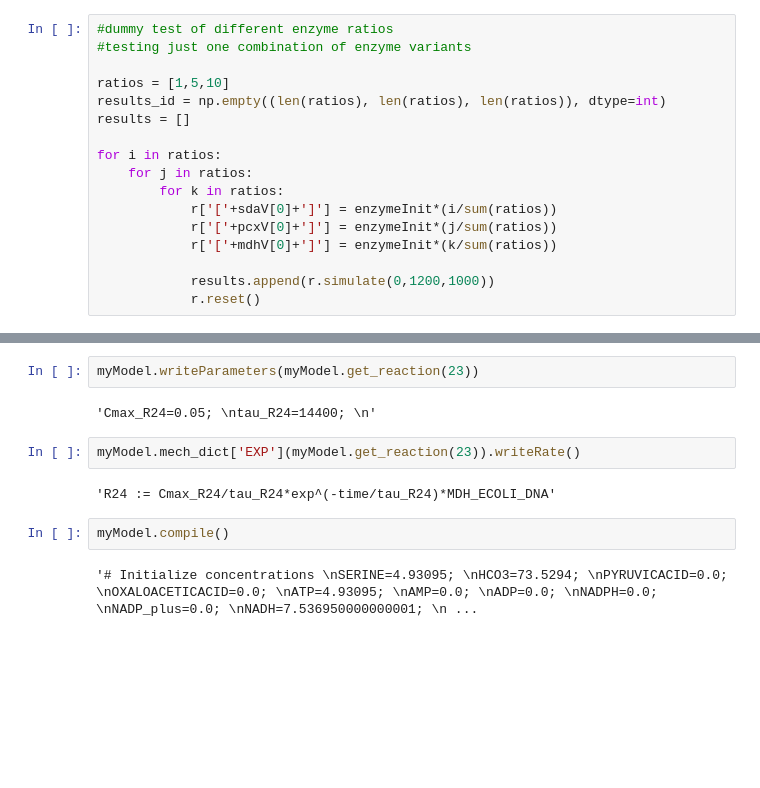
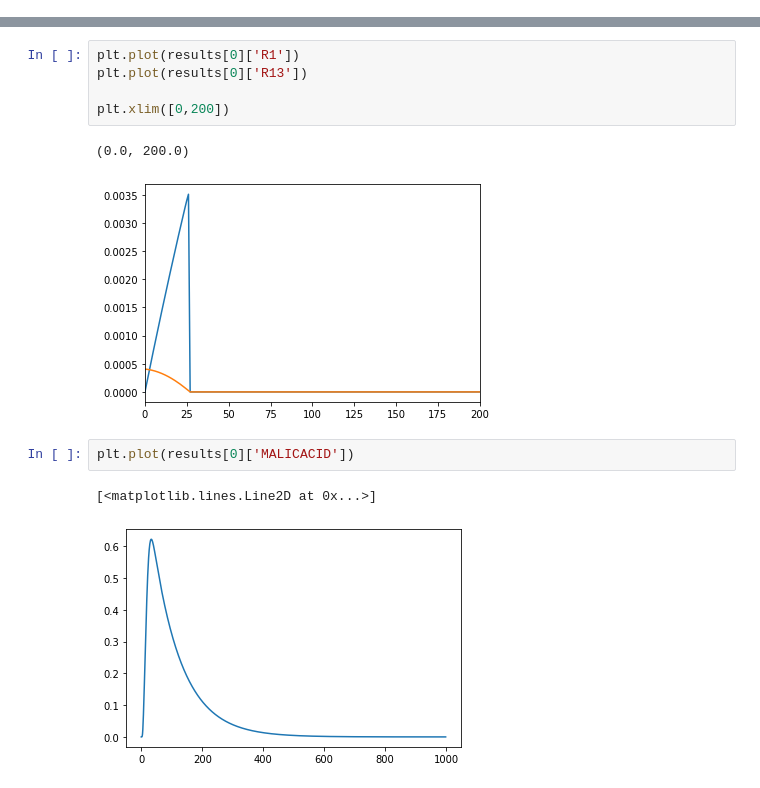
Before and after one commit to carothersresearch/ODBM, a Jupyter notebook: buildModelFromExcel.ipynb, the cells around one changed output, grey strips where cells are left out. Cells and saved outputs as stored; diff of their text form; blank space fills up the shorter version.

```diff
--- a/buildModelFromExcel.ipynb
+++ b/buildModelFromExcel.ipynb
@@ -124,17 +111,0 @@ plt.ylabel('Number of Pathway Variants');
-# %%
-#dummy test of different enzyme ratios
-#testing just one combination of enzyme variants
-
-ratios = [1,5,10]
-results_id = np.empty((len(ratios), len(ratios), len(ratios)), dtype=int)
-results = []
-
-for i in ratios:
-    for j in ratios:
-        for k in ratios:
-            r['['+sdaV[0]+']'] = enzymeInit*(i/sum(ratios))
-            r['['+pcxV[0]+']'] = enzymeInit*(j/sum(ratios))
-            r['['+mdhV[0]+']'] = enzymeInit*(k/sum(ratios))
-
-            results.append(r.simulate(0,1200,1000))
-            r.reset()
@@ -171,12 +112,13 @@ plt.ylabel('Number of Pathway Variants');
-# %%
-myModel.writeParameters(myModel.get_reaction(23))
-# %% [output]
-'Cmax_R24=0.05; \ntau_R24=14400; \n'
-# %%
-myModel.mech_dict['EXP'](myModel.get_reaction(23)).writeRate()
-# %% [output]
-'R24 := Cmax_R24/tau_R24*exp^(-time/tau_R24)*MDH_ECOLI_DNA'
-# %%
-myModel.compile()
-# %% [output]
-'# Initialize concentrations \nSERINE=4.93095; \nHCO3=73.5294; \nPYRUVICACID=0.0; \nOXALOACETICACID=0.0; \nATP=4.93095; \nAMP=0.0; \nADP=0.0; \nNADPH=0.0; \nNADP_plus=0.0; \nNADH=7.536950000000001; \n ...
+# %%
+plt.plot(results[0]['R1'])
+plt.plot(results[0]['R13'])
+
+plt.xlim([0,200])
+# %% [output]
+(0.0, 200.0)
+[figure, added]
+# %%
+plt.plot(results[0]['MALICACID'])
+# %% [output]
+[<matplotlib.lines.Line2D at 0x...>]
+[figure, added]
```
Also changed, not shown: parts of 15 cells of this notebook, 4 other files.
